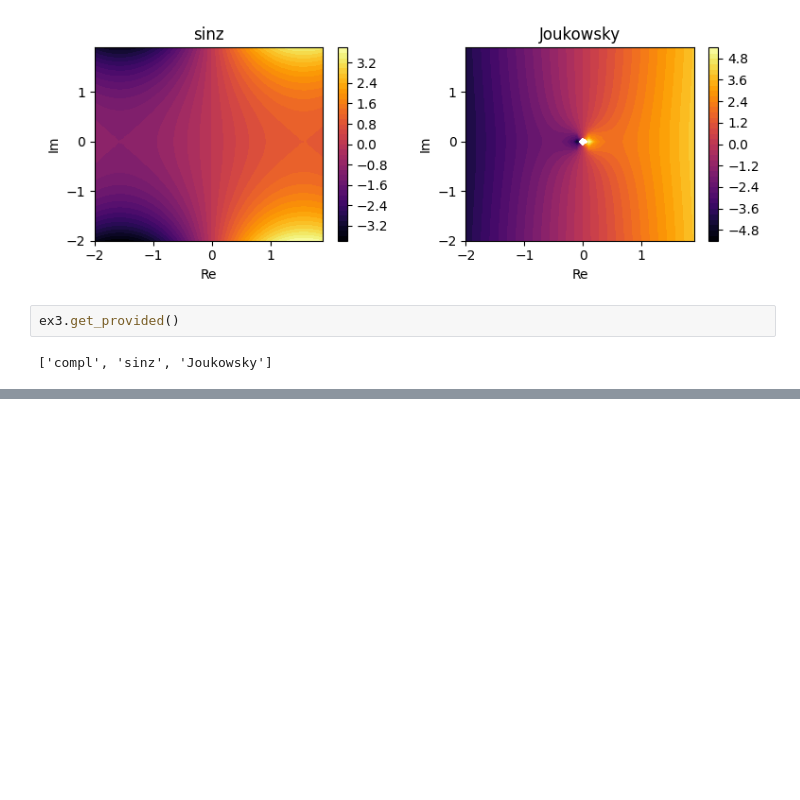
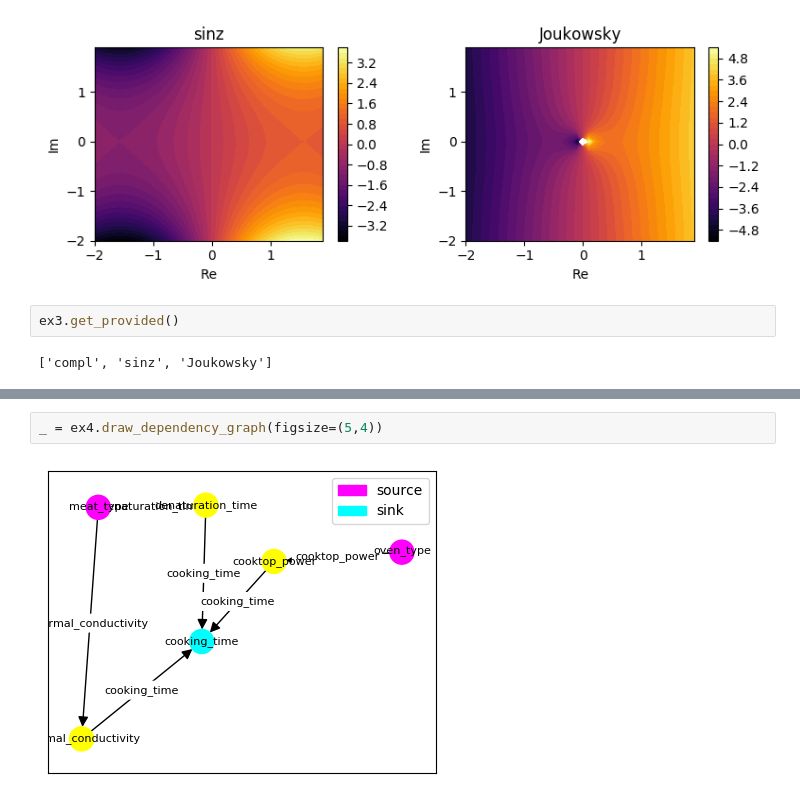
Before and after one commit to danlkv/cartesian-explorer, a Jupyter notebook: examples/Example usage.ipynb, the cells around one changed output, grey strips where cells are left out. Cells and saved outputs as stored; diff of their text form; blank space fills up the shorter version.

```diff
--- a/examples/Example usage.ipynb
+++ b/examples/Example usage.ipynb
@@ -114,0 +168,4 @@ ex3.get_provided()
+# %%
+_ = ex4.draw_dependency_graph(figsize=(5,4))
+# %% [output]
+[figure, added]
```
Also changed, not shown: parts of 7 cells of this notebook, 3 other files.
